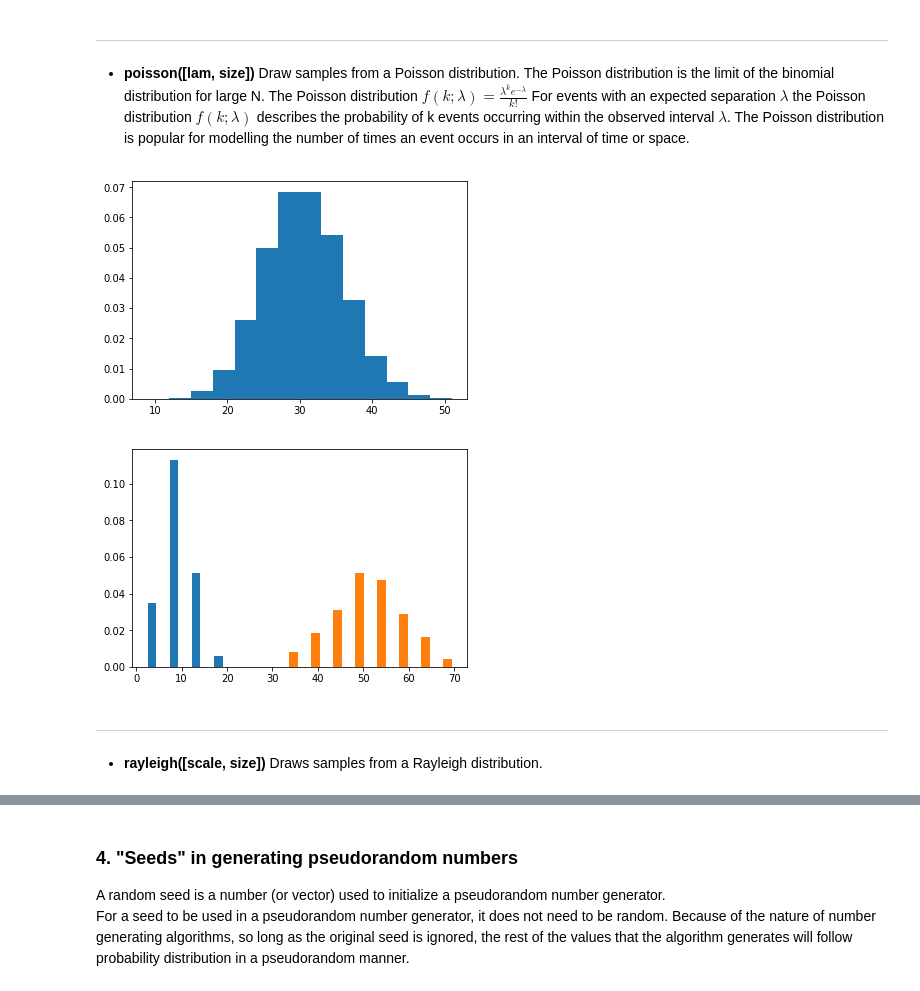
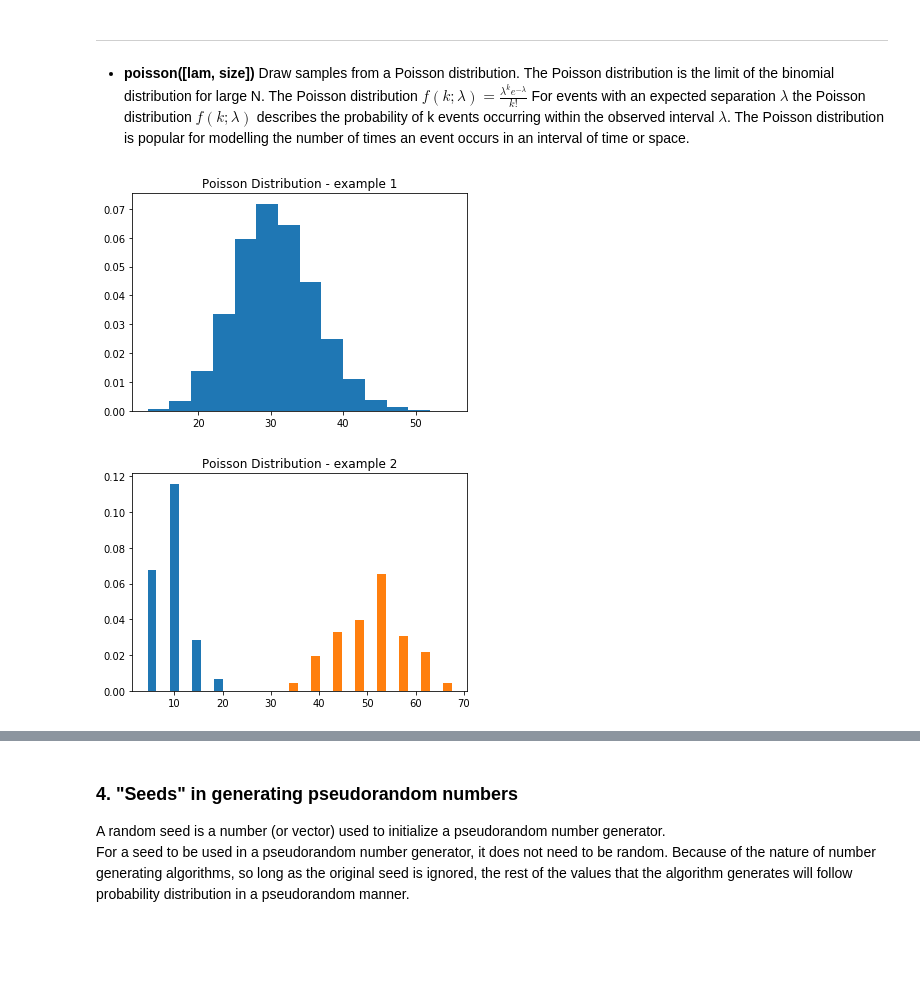
Before and after one commit to SDrag/Programming4DataAnalysis-Assignments, a Jupyter notebook: P4DA.ipynb, the cells around one changed output, grey strips where cells are left out. Drawn from its saved outputs; the diff is of its cells as text; code cells hidden in the pictures; blank space fills up the shorter version.

```diff
--- a/P4DA.ipynb
+++ b/P4DA.ipynb
@@ -177,16 +177,15 @@ The Poisson distribution is popular for modelling the number of times an event o
 # %%
 # Draw samples from the distribution and plot histogram
 s = np.random.poisson(30, 10000)
 count, bins, ignored = plt.hist(s, 14, density=True)
+plt.title('Poisson Distribution - example 1')
 plt.show()
 
 # Draw each 100 values for lambda 10 and 50 and plot
 s = np.random.poisson(lam=(10., 50.), size=(100, 2))
 count, bins, ignored = plt.hist(s, 14, density=True)
+plt.title('Poisson Distribution - example 2')
 plt.show()
 # %% [output]
-[figure, old version]
+[figure, new version]
-[figure, old version]
+[figure, new version]
-# %% [markdown]
-***
-- **rayleigh([scale, size])**	Draws samples from a Rayleigh distribution.
```
Also changed, not shown: parts of 2 cells of this notebook.
